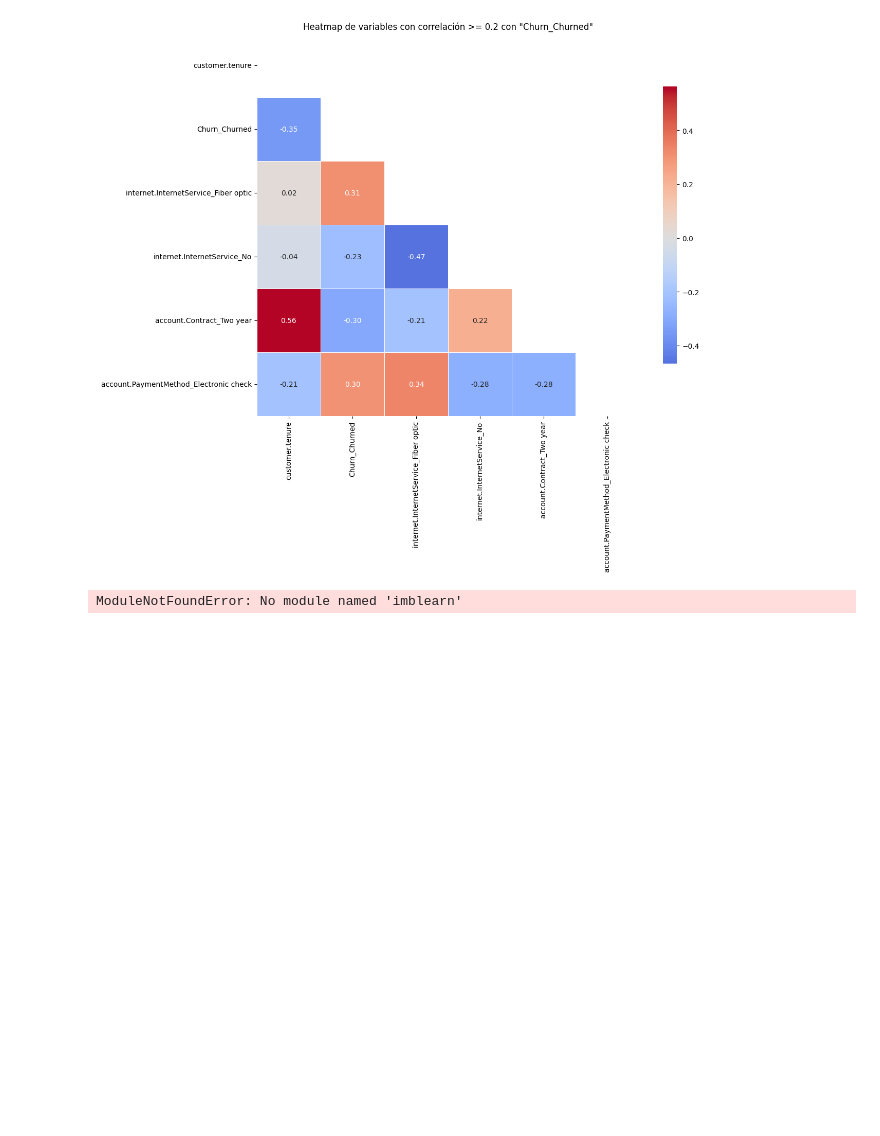
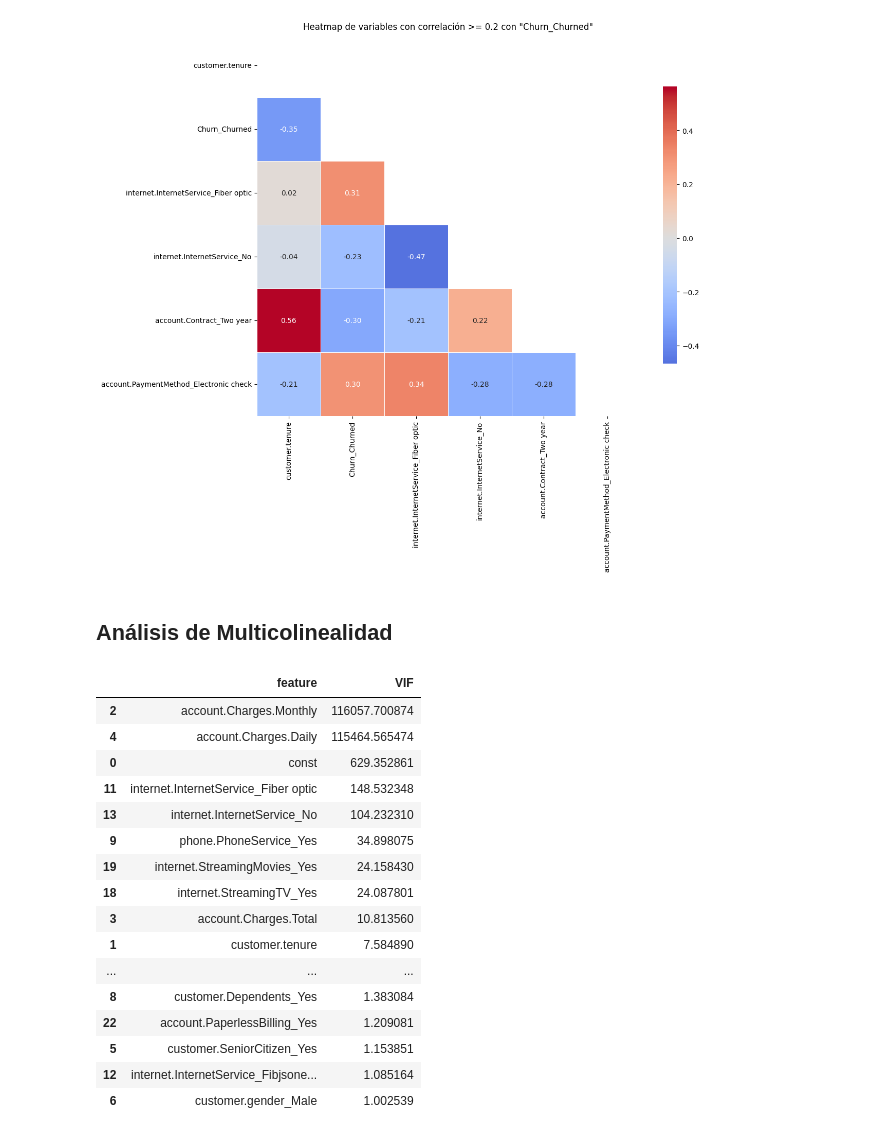
Before and after one commit to aylenfv/Challenge-TelecomX-ML, a Jupyter notebook: src/TelecomX-ML.ipynb, the cells around one changed output. Drawn from its saved outputs; the diff is of its cells as text; code cells hidden in the pictures; blank space fills up the shorter version.

```diff
--- a/src/TelecomX-ML.ipynb
+++ b/src/TelecomX-ML.ipynb
@@ -248,17 +257,5 @@ plt.title(f'Heatmap de variables con correlación >= {limiar} con "{target_var}"
 plt.show()
 # %% [output]
 [figure]
-# %%
-from imblearn.over_sampling import SMOTE
-from sklearn.input import SimpleImputer
-
-X = df_encoded.drop('Churn_Churned', axis = 1)
-y = df['Churn_Churned']
-
-imputer = SimpleImputer(strategy='constant', fill_value=0)
-X_imputed = imputer.fit_transform(X)
-
-smote = SMOTE(random_state=42)
-X_res, y_res = smote.fit_resample(X_imputed, Y)
-# %% [output]
-ModuleNotFoundError: No module named 'imblearn'
+# %% [markdown]
+## Análisis de Multicolinealidad
@@ -264,0 +265,30 @@ ModuleNotFoundError: No module named 'imblearn'
+# %%
+X = df_encoded.drop(columns=['Churn_Churned'])
+# %%
+X_const = add_constant(X)
+# %%
+X_const = X_const.astype(float)
+
+vif_data = pd.DataFrame()
+vif_data["feature"] = X_const.columns
+vif_data["VIF"] = [variance_inflation_factor(X_const.values, i) for i in range(X_const.shape[1])]
+
+display(vif_data.sort_values(by='VIF', ascending = False))
+# %% [output]
+|  | feature | VIF |
+| 2 | account.Charges.Monthly | 116057.700874 |
+| 4 | account.Charges.Daily | 115464.565474 |
+| 0 | const | 629.352861 |
+| 11 | internet.InternetService_Fiber optic | 148.532348 |
+| 13 | internet.InternetService_No | 104.232310 |
+| 9 | phone.PhoneService_Yes | 34.898075 |
+| 19 | internet.StreamingMovies_Yes | 24.158430 |
+| 18 | internet.StreamingTV_Yes | 24.087801 |
+| 3 | account.Charges.Total | 10.813560 |
+| 1 | customer.tenure | 7.584890 |
+| ... | ... | ... |
+| 8 | customer.Dependents_Yes | 1.383084 |
+| 22 | account.PaperlessBilling_Yes | 1.209081 |
+| 5 | customer.SeniorCitizen_Yes | 1.153851 |
+| 12 | internet.InternetService_Fibjsone... | 1.085164 |
+| 6 | customer.gender_Male | 1.002539 |
```
Also changed, not shown: parts of 18 cells of this notebook.
